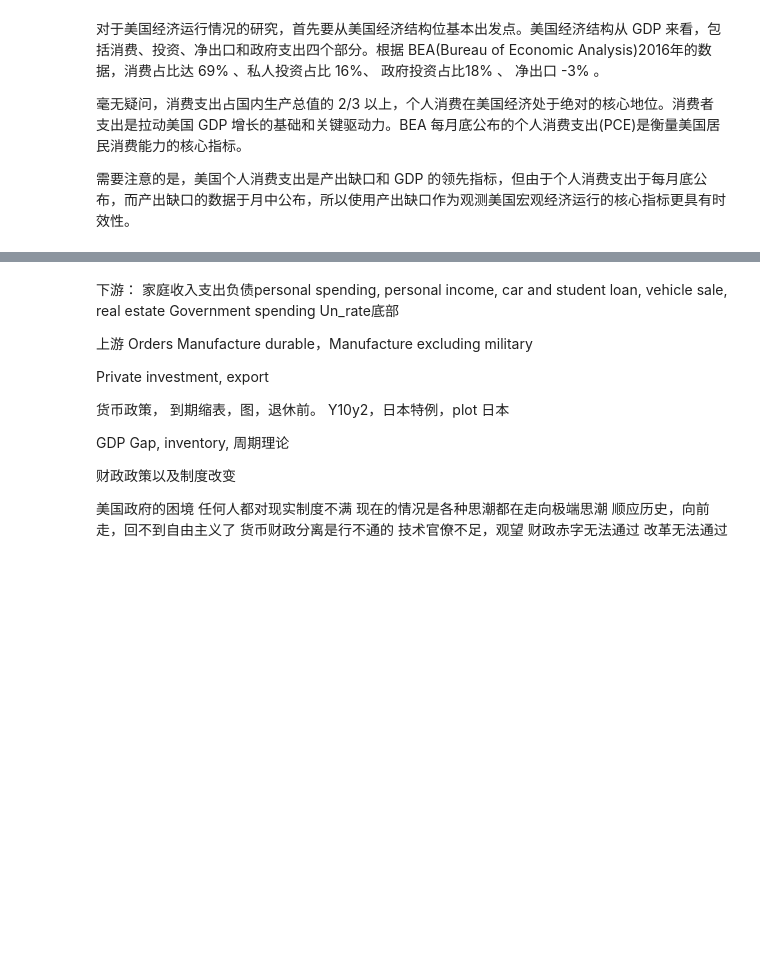
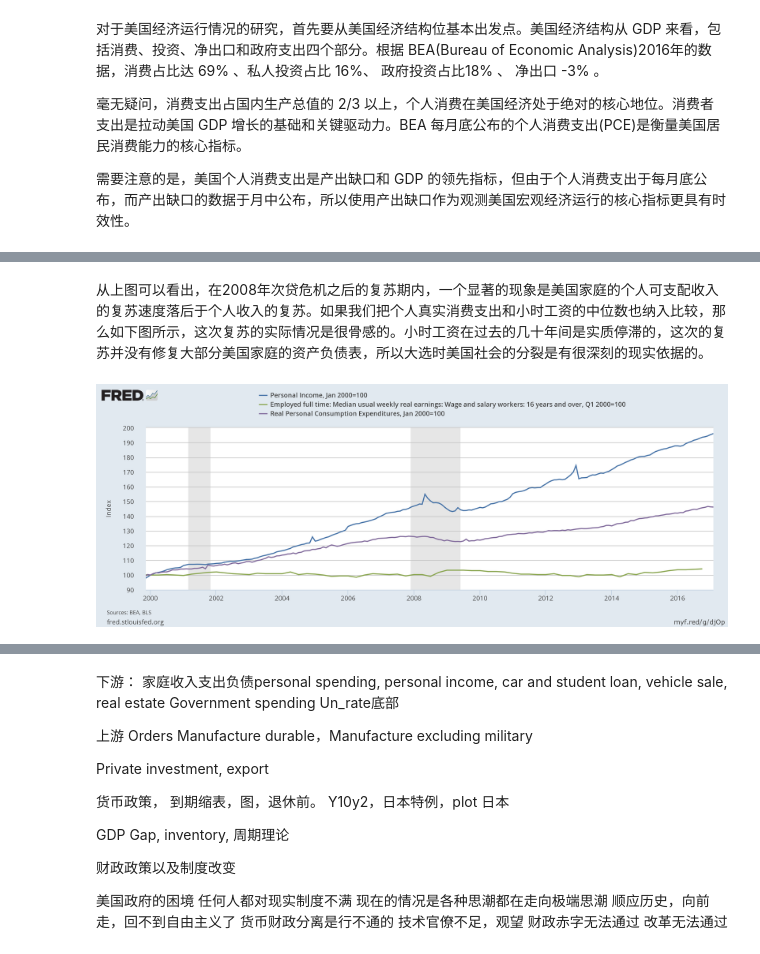
Before and after one commit to AndSoOn/Improvisation, a Jupyter notebook: fed/draft.ipynb, the cells around one changed output, grey strips where cells are left out. Drawn from its saved outputs; the diff is of its cells as text; code cells hidden in the pictures; blank space fills up the shorter version.

```diff
--- a/fed/draft.ipynb
+++ b/fed/draft.ipynb
@@ -31,0 +36,6 @@ Image(filename='US-GDP-Components-from-1929-to-2011.jpg', width=600)
+# %% [markdown]
+从上图可以看出，在2008年次贷危机之后的复苏期内，一个显著的现象是美国家庭的个人可支配收入的复苏速度落后于个人收入的复苏。如果我们把个人真实消费支出和小时工资的中位数也纳入比较，那么如下图所示，这次复苏的实际情况是很骨感的。小时工资在过去的几十年间是实质停滞的，这次的复苏并没有修复大部分美国家庭的资产负债表，所以大选时美国社会的分裂是有很深刻的现实依据的。
+# %%
+Image(filename='./figures/pi_pce_wage.png', width=900)
+# %% [output]
+[figure, added]
```
Also changed, not shown: parts of 15 cells of this notebook, 18 other files.
